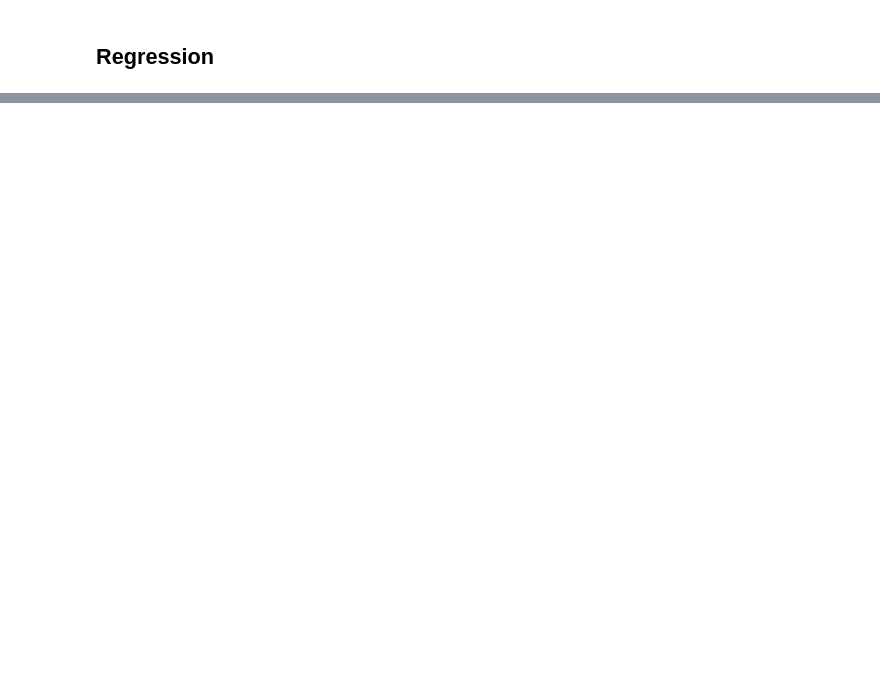
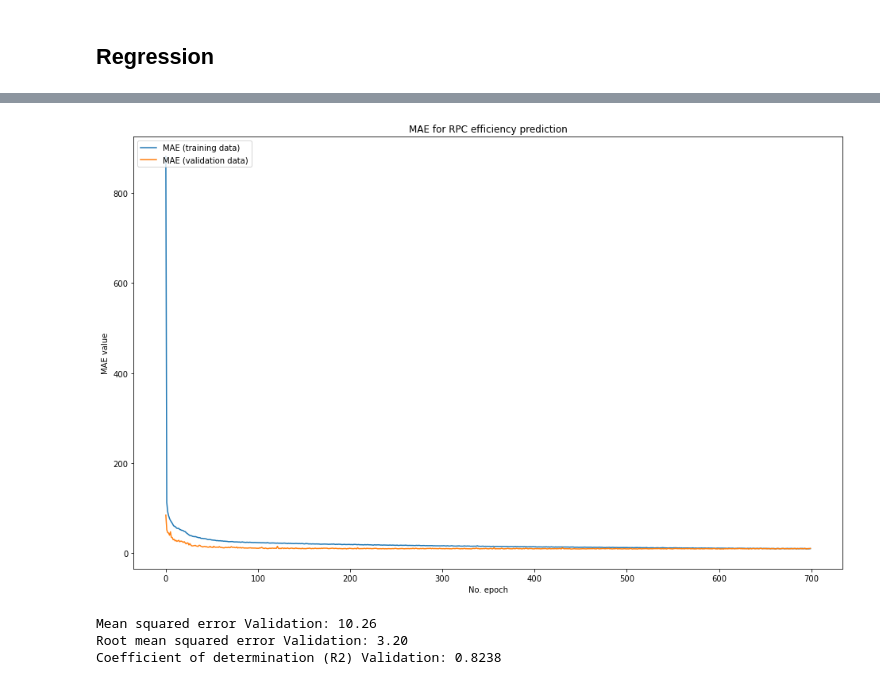
Before and after one commit to mikasmichelevicius/CMS_RPC_efficiency, a Jupyter notebook: efficiency_collisions.ipynb, the cells around one changed output, grey strips where cells are left out. Saved outputs shown, nothing was run; the diff lists cells and outputs as text; code cells hidden in the pictures; blank space fills up the shorter version.

```diff
--- a/efficiency_collisions.ipynb
+++ b/efficiency_collisions.ipynb
@@ -564,0 +871,15 @@ print(svm_accuracy)
+# %%
+lasso_reg = Lasso()
+lasso_reg.fit(x_train_reg, y_train_reg)
+
+print('Coefficients: \n', lasso_reg.coef_)
+
+val_y_pred = lasso_reg.predict(x_val_reg)
+print('Mean squared error Validation: %.2f' % mean_squared_error(y_val_reg, val_y_pred))
+# print('Coefficient of determination Validation: %.2f' % r2_score(y_val_reg, val_y_pred))
+print('Coefficient of determination (R2) Validation: %.4f' % lasso_reg.score(x_val_reg,y_val_reg))
+
+train_y_pred = lasso_reg.predict(x_train_reg)
+print('Mean squared error Train: %.2f' % mean_squared_error(y_train_reg, train_y_pred))
+# print('Coefficient of determination Train: %.2f' % r2_score(y_train_reg, train_y_pred))
+print('Coefficient of determination (R2) Train: %.4f' % lasso_reg.score(x_train_reg, y_train_reg))
@@ -564,0 +894,21 @@ print(svm_accuracy)
+# %%
+print(x_train_reg.shape)
+model = tf.keras.Sequential()
+# kernel_regularizer=regularizers.l2(0.0005)
+model.add(Dense(128, input_dim=8, activation='relu', kernel_regularizer=regularizers.l2(0.00005)))
+model.add(Dropout(0.1))
+model.add(Dense(128, activation='relu', kernel_regularizer=regularizers.l2(0.00005)))
+model.add(Dropout(0.1))
+model.add(Dense(128, activation='relu', kernel_regularizer=regularizers.l2(0.00005)))
+model.add(Dropout(0.1))
+model.add(Dense(128, activation='relu', kernel_regularizer=regularizers.l2(0.00005)))
+model.add(Dropout(0.1))
+# model.add(Dense(128, activation='relu', kernel_regularizer=regularizers.l2(0.00002)))
+# model.add(Dropout(0.1))
+model.add(Dense(1, activation='linear'))
+# learning_rate = 0.1
+# global_step = tf.Variable(0, trainable=False)
+# decayed_lr = tf.train.exponential_decay(learning_rate, global_step, 2, 0.99, staircase=True)
+optim = tf.keras.optimizers.Adam(0.001)
+model.compile(loss='mean_squared_error', optimizer=optim, metrics=['mean_squared_error'])
+history = model.fit(x_train_reg, y_train_reg.values.ravel(), epochs=700, batch_size=100, validation_data = (x_val_reg, y_val_reg.values.ravel()))
@@ -564,0 +933,21 @@ print(svm_accuracy)
+# %%
+plt.figure(figsize=(16,10))
+plt.plot(history.history['loss'], label='MAE (training data)')
+plt.plot(history.history['val_loss'], label='MAE (validation data)')
+plt.title('MAE for RPC efficiency prediction')
+plt.ylabel('MAE value')
+plt.xlabel('No. epoch')
+plt.legend(loc="upper left")
+plt.show()
+# %% [output]
+[figure, added]
+# %%
+val_y_pred = model.predict(x_val_reg)
+print('Mean squared error Validation: %.2f' % mean_squared_error(y_val_reg, val_y_pred))
+print('Root mean squared error Validation: %.2f' % sqrt(mean_squared_error(y_val_reg, val_y_pred)))
+# print('Coefficient of determination Validation: %.2f' % r2_score(y_val_reg, val_y_pred))
+print('Coefficient of determination (R2) Validation: %.4f' % r2_score(y_val_reg,val_y_pred))
+# %% [output]
+Mean squared error Validation: 10.26
+Root mean squared error Validation: 3.20
+Coefficient of determination (R2) Validation: 0.8238
```
Also changed, not shown: parts of 36 cells of this notebook.
